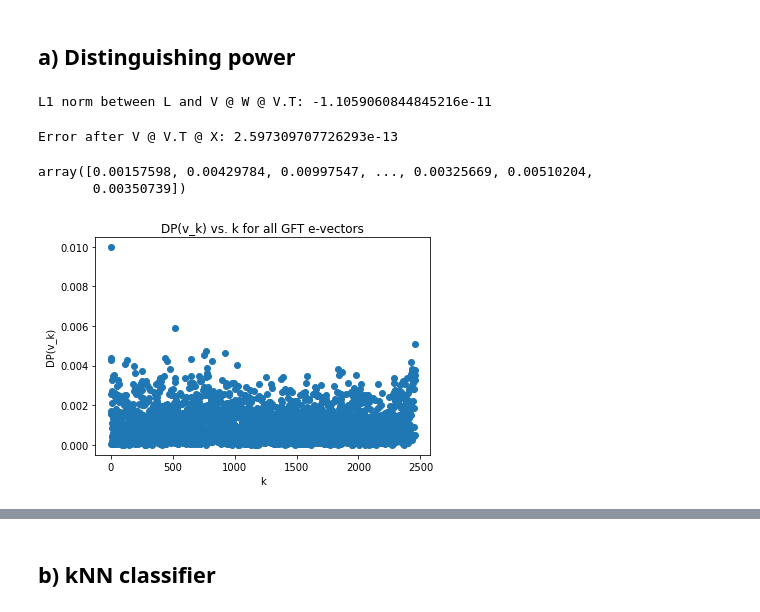
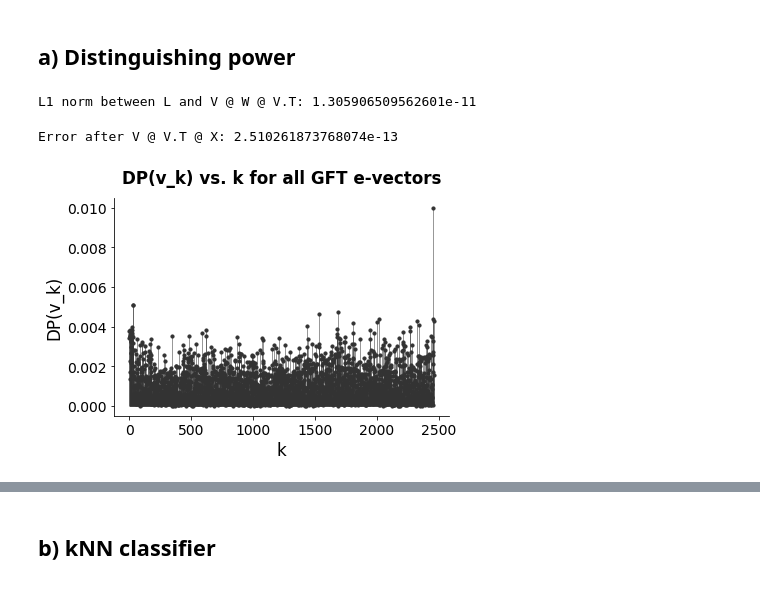
Before and after one commit to nglaze00/ELEC-573, a Jupyter notebook: hw2/genetics.ipynb, the cells around one changed output, grey strips where cells are left out. Cells and saved outputs as stored; diff of their text form; code cells hidden in the pictures.

```diff
--- a/hw2/genetics.ipynb
+++ b/hw2/genetics.ipynb
@@ -30,25 +30,20 @@ L = D - A
 S = L
 
 # Diagonalize S (reorder evals from largest to smallest)
-w, V = [x.real for x in eigh(S)] # imag parts are float errors
-
-eval_idxs = w.argsort()[::-1]
-w = w[eval_idxs]
-V = V[:, eval_idxs]
-Vinv = inv(V)
+w, V = eigh(S)
 W = np.diag(w)
 
 # verify diagonalization (should be near 0, due to float errors)
 print('L1 norm between L and V @ W @ V.T: {}'.format((L - np.dot(np.dot(V, W), V.T)).sum()))
 # %% [output]
-L1 norm between L and V @ W @ V.T: -1.1059060844845216e-11
+L1 norm between L and V @ W @ V.T: 1.305906509562601e-11
 # %%
 X_gft = V.T @ X # x_gft[i, j] is coefficient of ith freq for jth sample
 
 # verify GFT is valid (should be near 0)
 print('Error after V @ V.T @ X: {}'.format(np.linalg.norm(X - (V @ X_gft))))
 # %% [output]
-Error after V @ V.T @ X: 2.597309707726293e-13
+Error after V @ V.T @ X: 2.510261873768074e-13
 # %%
 # label masks
 mask_1 = (y == 1).astype(int).reshape(y.shape[0])
@@ -63,15 +58,11 @@ k_L1 = np.linalg.norm(X_gft, ord=1, axis=1)
 # %%
 DP = np.absolute((X_gft @ mean_1) - (X_gft @ mean_2)) / k_L1
 DP = DP.reshape(DP.shape[0])
-# %%
-DP
-# %% [output]
-array([0.00157598, 0.00429784, 0.00997547, ..., 0.00325669, 0.00510204,
-       0.00350739])
 # %%
-plt.scatter(range(DP.shape[0]), DP)
+plt.scatter(range(DP.shape[0]), DP, s=10)
+plt.vlines(range(DP.shape[0]), 0, DP, linestyle="solid", linewidths=0.5)
 plt.xlabel('k')
 plt.ylabel('DP(v_k)')
 plt.title('DP(v_k) vs. k for all GFT e-vectors');
 # %% [output]
-[figure, old version]
+[figure, new version]
```
Also changed, not shown: parts of 6 cells of this notebook.
